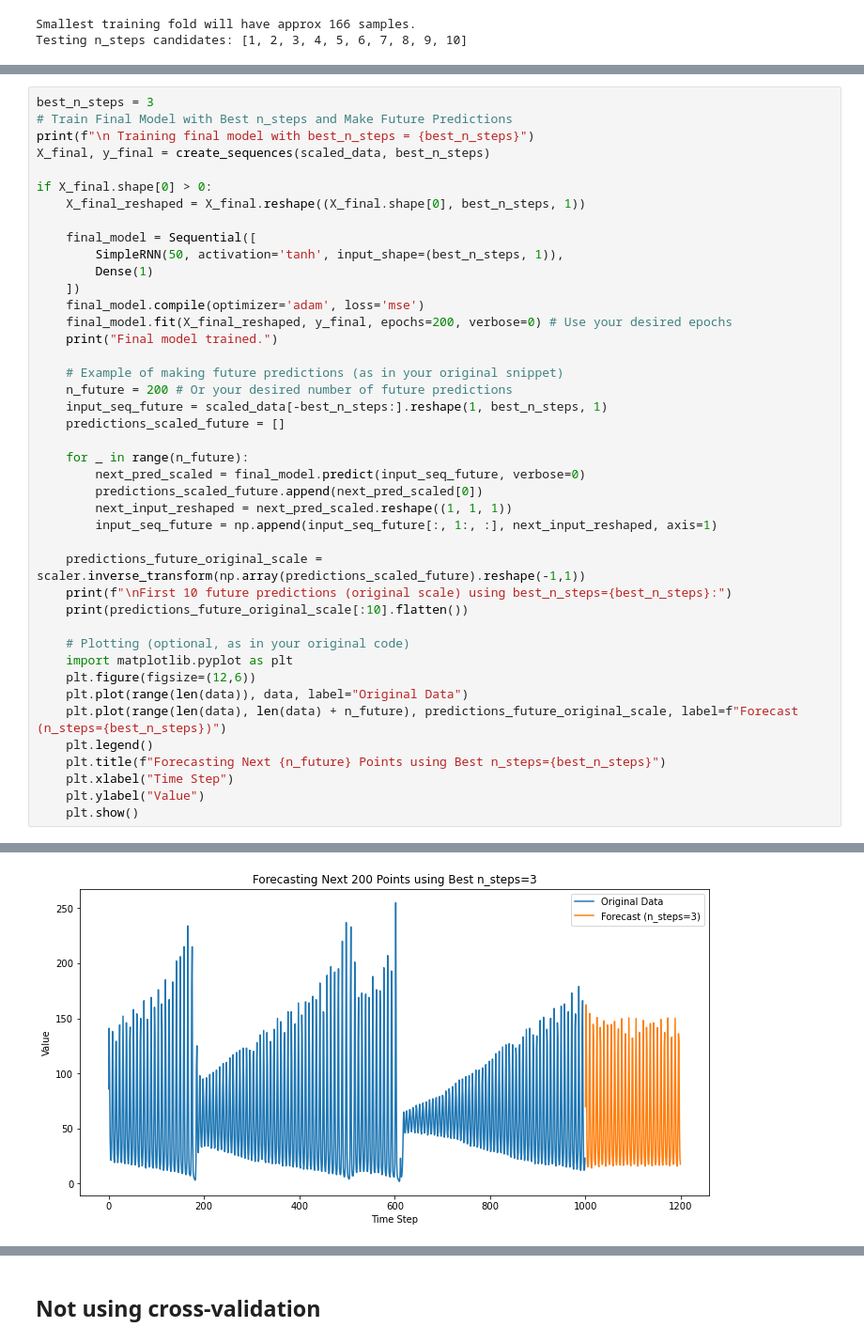
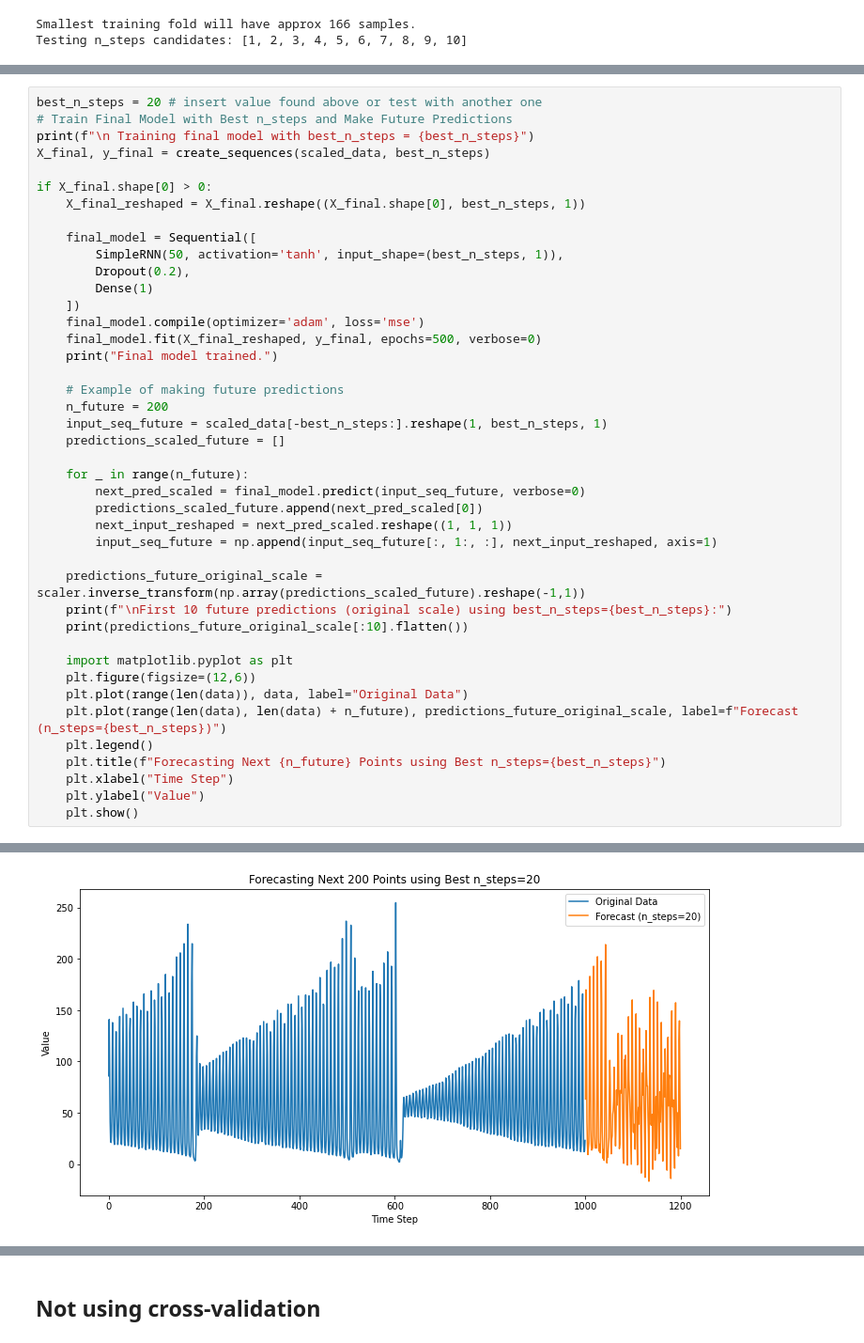
Before and after one commit to Tiveron999/DL-Assignment-1, a Jupyter notebook: model.ipynb, the cells around one changed output, grey strips where cells are left out. Shown at 94% size. Cells and saved outputs as stored; diff of their text form.

```diff
--- a/model.ipynb
+++ b/model.ipynb
@@ -199,5 +188,5 @@ Best n_steps based on Time Series Cross-Validation: 7 (MSE: 0.008032)
 # %%
-best_n_steps = 3
+best_n_steps = 20 # insert value found above or test with another one
 # Train Final Model with Best n_steps and Make Future Predictions
 print(f"\n Training final model with best_n_steps = {best_n_steps}")
 X_final, y_final = create_sequences(scaled_data, best_n_steps)
@@ -207,14 +196,15 @@ if X_final.shape[0] > 0:
 
     final_model = Sequential([
         SimpleRNN(50, activation='tanh', input_shape=(best_n_steps, 1)),
+        Dropout(0.2),
         Dense(1)
     ])
     final_model.compile(optimizer='adam', loss='mse')
-    final_model.fit(X_final_reshaped, y_final, epochs=200, verbose=0) # Use your desired epochs
+    final_model.fit(X_final_reshaped, y_final, epochs=500, verbose=0)
     print("Final model trained.")
 
-    # Example of making future predictions (as in your original snippet)
-    n_future = 200 # Or your desired number of future predictions
+    # Example of making future predictions
+    n_future = 200
     input_seq_future = scaled_data[-best_n_steps:].reshape(1, best_n_steps, 1)
     predictions_scaled_future = []
 
@@ -228,7 +218,6 @@ if X_final.shape[0] > 0:
     print(f"\nFirst 10 future predictions (original scale) using best_n_steps={best_n_steps}:")
     print(predictions_future_original_scale[:10].flatten())
 
-    # Plotting (optional, as in your original code)
     import matplotlib.pyplot as plt
     plt.figure(figsize=(12,6))
     plt.plot(range(len(data)), data, label="Original Data")
@@ -248 +237 @@ First 10 future predictions (original scale) using best_n_steps=3:
-[figure, old version]
+[figure, new version]
```
Also changed, not shown: parts of 12 cells of this notebook, 1 other file.
